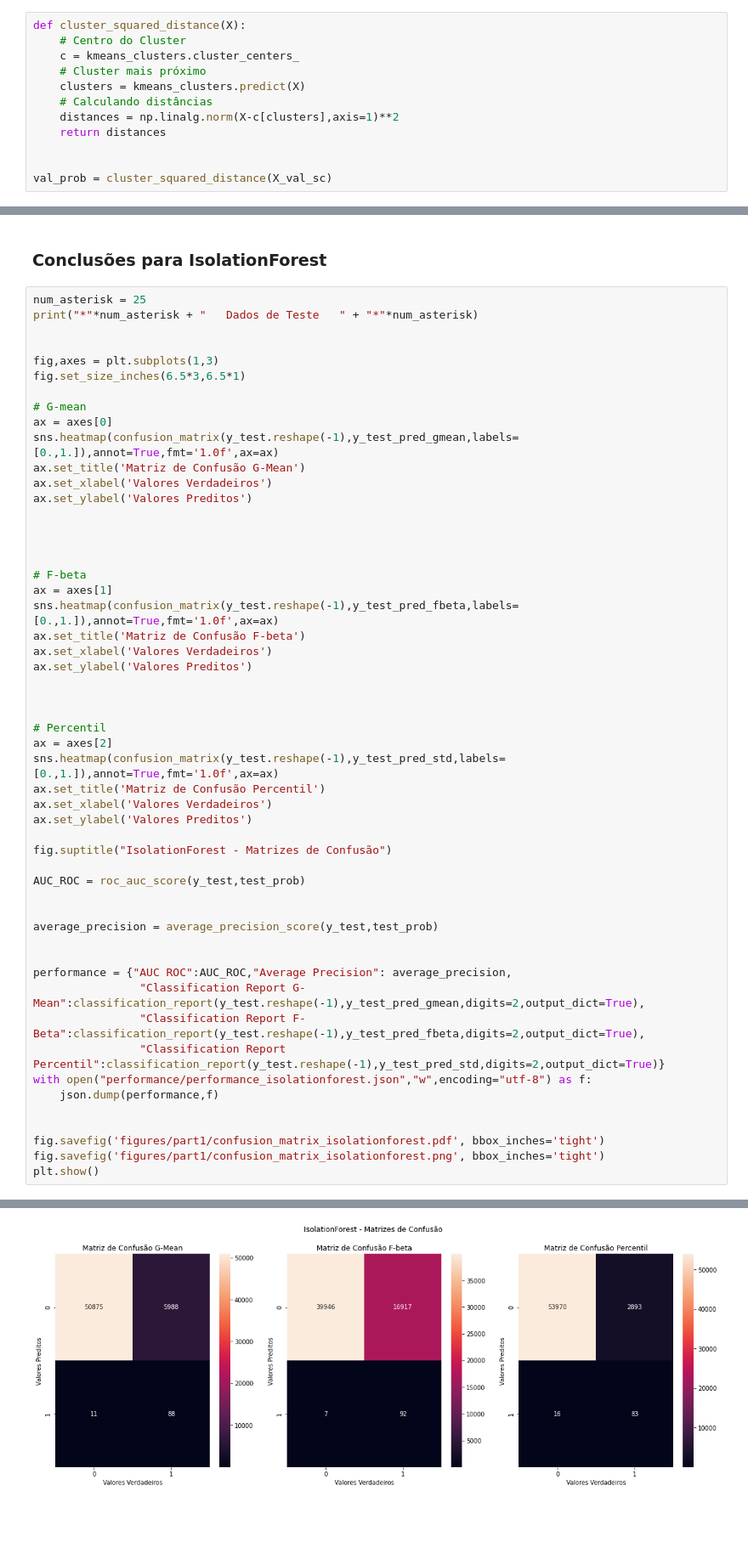
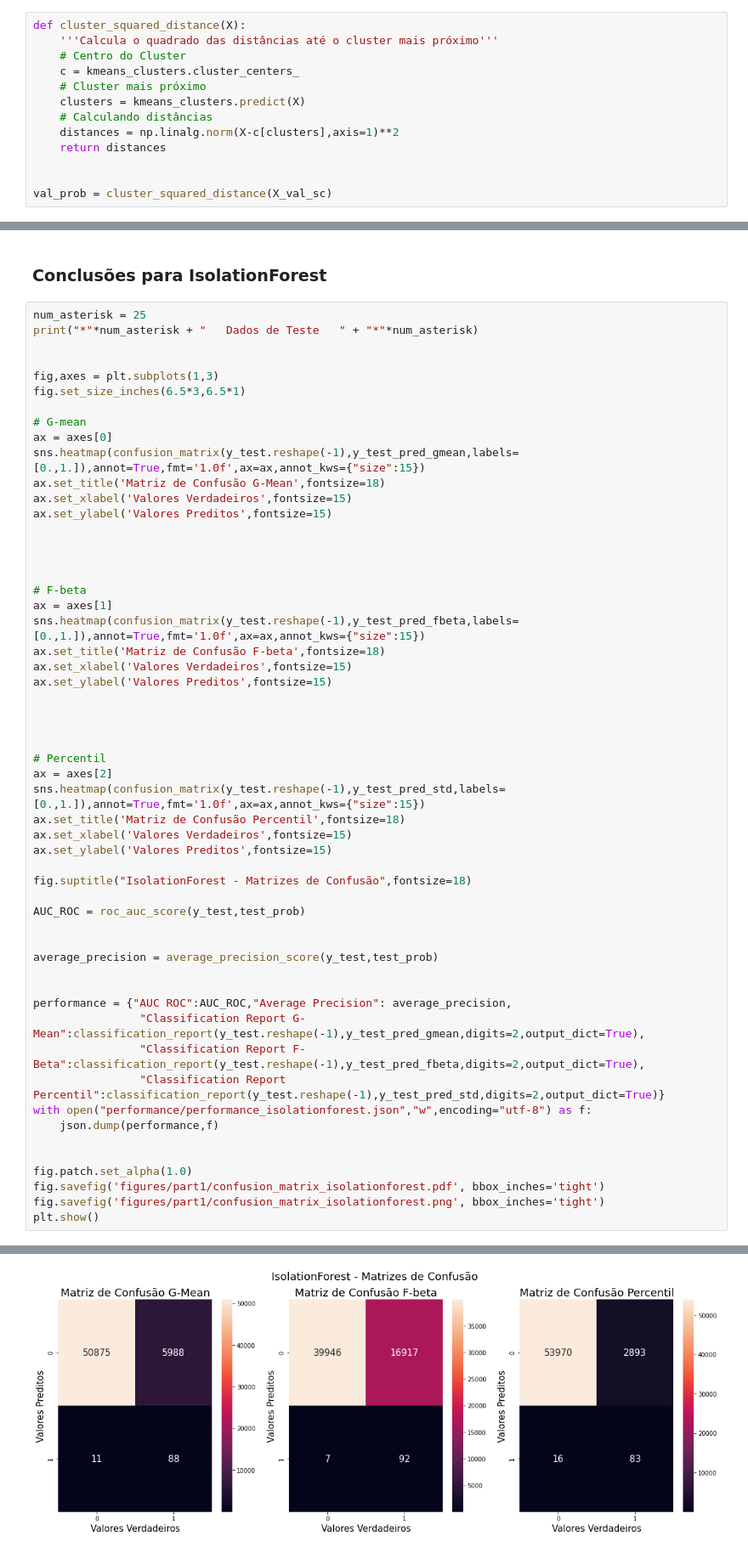
Before and after one commit to Gabriel-Stella/Credit_Card_Fraud, a Jupyter notebook: Credit_Card_Fraud_part1.ipynb, the cells around one changed output, grey strips where cells are left out. Shown: that part at 85% size. Cells and saved outputs as stored; diff of their text form; blank space fills up the shorter version.

```diff
--- a/Credit_Card_Fraud_part1.ipynb
+++ b/Credit_Card_Fraud_part1.ipynb
@@ -335,6 +340,7 @@ MiniBatchKMeans(batch_size=10000, max_iter=300, n_clusters=3, random_state=42)
 Função para calcular os quadrados das distâncias até o cluster mais próximo
 # %%
 def cluster_squared_distance(X):
+    '''Calcula o quadrado das distâncias até o cluster mais próximo'''
     # Centro do Cluster
     c = kmeans_clusters.cluster_centers_
     # Cluster mais próximo
@@ -1180,49 +1192,51 @@ fig.set_size_inches(6.5*3,6.5*1)
 
 # G-mean
 ax = axes[0]
-sns.heatmap(confusion_matrix(y_test.reshape(-1),y_test_pred_gmean,labels=[0.,1.]),annot=True,fmt='1.0f',ax=ax)
-ax.set_title('Matriz de Confusão G-Mean')
-ax.set_xlabel('Valores Verdadeiros')
-ax.set_ylabel('Valores Preditos')
+sns.heatmap(confusion_matrix(y_test.reshape(-1),y_test_pred_gmean,labels=[0.,1.]),annot=True,fmt='1.0f',ax=ax,annot_kws={"size":15})
+ax.set_title('Matriz de Confusão G-Mean',fontsize=18)
+ax.set_xlabel('Valores Verdadeiros',fontsize=15)
+ax.set_ylabel('Valores Preditos',fontsize=15)
 
 
 
 
 # F-beta
 ax = axes[1]
-sns.heatmap(confusion_matrix(y_test.reshape(-1),y_test_pred_fbeta,labels=[0.,1.]),annot=True,fmt='1.0f',ax=ax)
-ax.set_title('Matriz de Confusão F-beta')
-ax.set_xlabel('Valores Verdadeiros')
-ax.set_ylabel('Valores Preditos')
+sns.heatmap(confusion_matrix(y_test.reshape(-1),y_test_pred_fbeta,labels=[0.,1.]),annot=True,fmt='1.0f',ax=ax,annot_kws={"size":15})
+ax.set_title('Matriz de Confusão F-beta',fontsize=18)
+ax.set_xlabel('Valores Verdadeiros',fontsize=15)
+ax.set_ylabel('Valores Preditos',fontsize=15)
+
 
 
 
 # Percentil
 ax = axes[2]
-sns.heatmap(confusion_matrix(y_test.reshape(-1),y_test_pred_std,labels=[0.,1.]),annot=True,fmt='1.0f',ax=ax)
-ax.set_title('Matriz de Confusão Percentil')
-ax.set_xlabel('Valores Verdadeiros')
-ax.set_ylabel('Valores Preditos')
+sns.heatmap(confusion_matrix(y_test.reshape(-1),y_test_pred_std,labels=[0.,1.]),annot=True,fmt='1.0f',ax=ax,annot_kws={"size":15})
+ax.set_title('Matriz de Confusão Percentil',fontsize=18)
+ax.set_xlabel('Valores Verdadeiros',fontsize=15)
+ax.set_ylabel('Valores Preditos',fontsize=15)
 
-fig.suptitle("IsolationForest - Matrizes de Confusão")
+fig.suptitle("IsolationForest - Matrizes de Confusão",fontsize=18)
 
 AUC_ROC = roc_auc_score(y_test,test_prob)
 
 
 average_precision = average_precision_score(y_test,test_prob)
 
 
 performance = {"AUC ROC":AUC_ROC,"Average Precision": average_precision,
                 "Classification Report G-Mean":classification_report(y_test.reshape(-1),y_test_pred_gmean,digits=2,output_dict=True),
                 "Classification Report F-Beta":classification_report(y_test.reshape(-1),y_test_pred_fbeta,digits=2,output_dict=True),
                 "Classification Report Percentil":classification_report(y_test.reshape(-1),y_test_pred_std,digits=2,output_dict=True)}
 with open("performance/performance_isolationforest.json","w",encoding="utf-8") as f:
     json.dump(performance,f)
 
 
+fig.patch.set_alpha(1.0)
 fig.savefig('figures/part1/confusion_matrix_isolationforest.pdf', bbox_inches='tight')
 fig.savefig('figures/part1/confusion_matrix_isolationforest.png', bbox_inches='tight')
 plt.show()
 # %% [output]
 *************************   Dados de Teste   *************************
-[figure, old version]
+[figure, new version]
```
Also changed, not shown: parts of 14 cells of this notebook, 1 other file.
